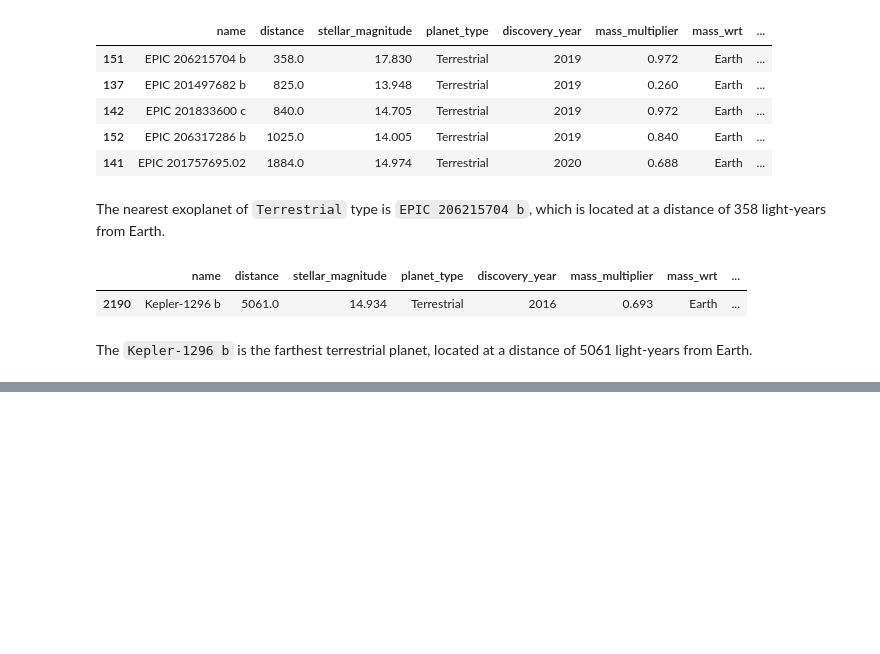
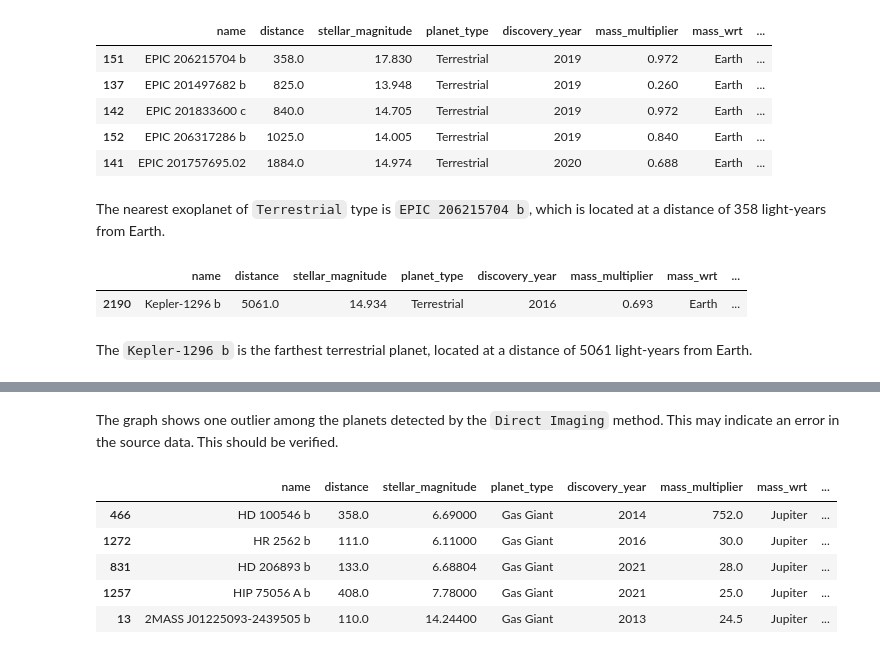
Before and after one commit to 7086600/da_final_project, a Jupyter notebook: da_final_project.ipynb, the cells around one changed output, grey strips where cells are left out. Drawn from its saved outputs; the diff is of its cells as text; code cells hidden in the pictures; blank space fills up the shorter version.

```diff
--- a/da_final_project.ipynb
+++ b/da_final_project.ipynb
@@ -368,0 +428,11 @@ The `Kepler-1296 b` is the farthest terrestrial planet, located at a distance of
+# %% [markdown]
+The graph shows one outlier among the planets detected by the `Direct Imaging` method. This may indicate an error in the source data. This should be verified.
+# %%
+exoplanets_cleaned[exoplanets_cleaned['detection_method'] == 'Direct Imaging'].sort_values(by='planet_mass', ascending=False).head()
+# %% [output]
+|  | name | distance | stellar_magnitude | planet_type | discovery_year | mass_multiplier | mass_wrt | ... |
+| 466 | HD 100546 b | 358.0 | 6.69000 | Gas Giant | 2014 | 752.0 | Jupiter | ... |
+| 1272 | HR 2562 b | 111.0 | 6.11000 | Gas Giant | 2016 | 30.0 | Jupiter | ... |
+| 831 | HD 206893 b | 133.0 | 6.68804 | Gas Giant | 2021 | 28.0 | Jupiter | ... |
+| 1257 | HIP 75056 A b | 408.0 | 7.78000 | Gas Giant | 2021 | 25.0 | Jupiter | ... |
+| 13 | 2MASS J01225093-2439505 b | 110.0 | 14.24400 | Gas Giant | 2013 | 24.5 | Jupiter | ... |
```
Also changed, not shown: parts of 8 cells of this notebook.
